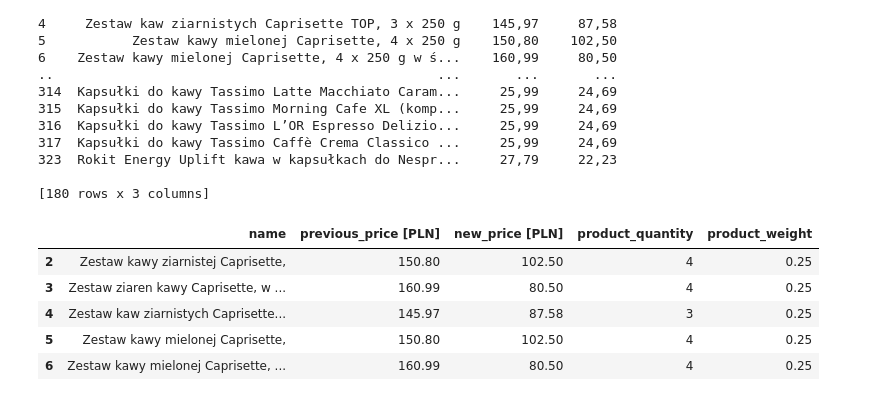
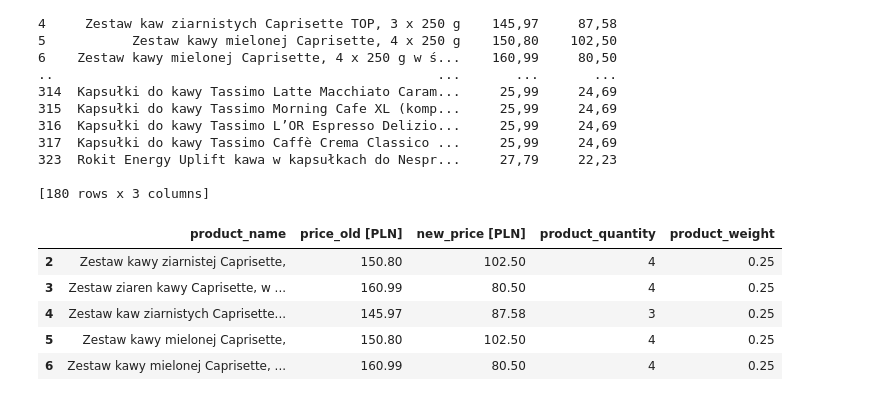
Before and after one commit to Solucky2/PAD-MiniProject, a Jupyter notebook: src/notebooks/pk_cleaner.ipynb, the cells around one changed output. Saved outputs shown, nothing was run; the diff lists cells and outputs as text; code cells hidden in the pictures.

```diff
--- a/src/notebooks/pk_cleaner.ipynb
+++ b/src/notebooks/pk_cleaner.ipynb
@@ -60,36 +60,37 @@ print(pk_df)
 # %%
 import re
 
 def extract_quantity_and_weight(product_name):
     quantity_match = re.search(r'(\d+)\s*x', product_name)
     quantity = int(quantity_match.group(1)) if quantity_match else 1
 
     weight_match = re.search(r'(\d+)\s*(g|kg|szt)', product_name, re.IGNORECASE)
     if weight_match:
         weight_value = float(weight_match.group(1))
         weight_unit = weight_match.group(2).lower()
         if weight_unit == 'g':
             weight_value /= 1000
         elif weight_unit in ['kg', 'g','szt']:
             pass
     else:
         weight_value = None
 
     clean_name = re.sub(r'(\d+)\s*x\s*\d+\s*(g|kg|szt)', '', product_name, flags=re.IGNORECASE).strip()
     return quantity, weight_value, clean_name
 
 pk_df['product_quantity'], pk_df['product_weight'], pk_df['name'] = zip(*pk_df['name'].apply(extract_quantity_and_weight))
 
 pk_df.rename(columns={
-    "price_old": "previous_price [PLN]",
+    "name": "product_name",
+    "price_old": "price_old [PLN]",
     "price_new": "new_price [PLN]",
 }, inplace=True)
 
 pk_df["new_price [PLN]"] = pk_df["new_price [PLN]"].str.replace(",", ".").astype(float)
-pk_df["previous_price [PLN]"] = pk_df["previous_price [PLN]"].str.replace(",", ".").astype(float)
+pk_df["price_old [PLN]"] = pk_df["price_old [PLN]"].str.replace(",", ".").astype(float)
 pk_df.head()
 # %% [output]
-|  | name | previous_price [PLN] | new_price [PLN] | product_quantity | product_weight |
+|  | product_name | price_old [PLN] | new_price [PLN] | product_quantity | product_weight |
 | 2 | Zestaw kawy ziarnistej Caprisette, | 150.80 | 102.50 | 4 | 0.25 |
 | 3 | Zestaw ziaren kawy Caprisette, w ... | 160.99 | 80.50 | 4 | 0.25 |
 | 4 | Zestaw kaw ziarnistych Caprisette... | 145.97 | 87.58 | 3 | 0.25 |
```
Also changed, not shown: parts of 2 cells of this notebook, 10 other files.
